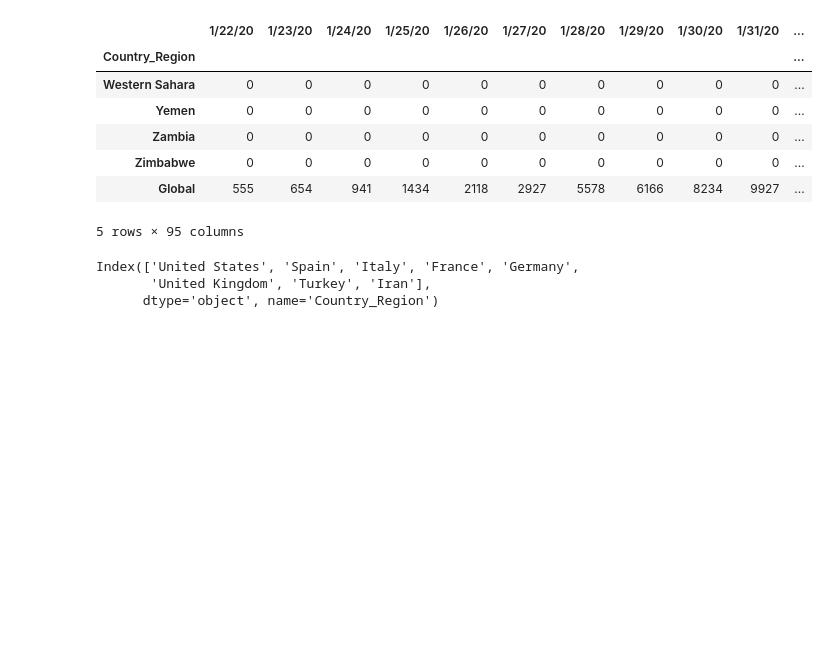
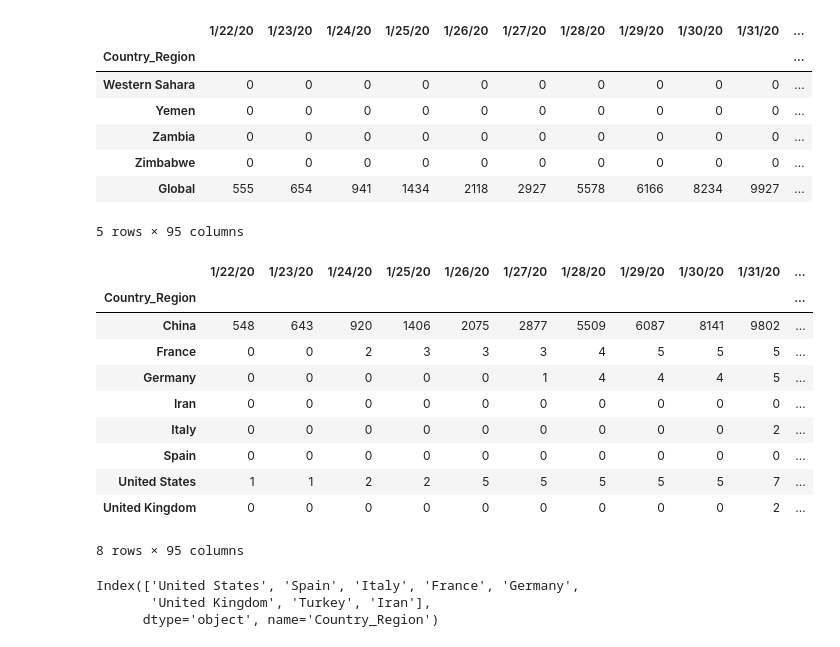
Before and after one commit to ellemonke/COVID-19, a Jupyter notebook: static/resources/cases/all.ipynb, the cells around one changed output. Drawn from its saved outputs; the diff is of its cells as text; code cells hidden in the pictures; blank space fills up the shorter version.

```diff
--- a/static/resources/cases/all.ipynb
+++ b/static/resources/cases/all.ipynb
@@ -44,4 +44,21 @@ confirmed_df.tail()
 | Zimbabwe | 0 | 0 | 0 | 0 | 0 | 0 | 0 | 0 | 0 | 0 | ... |
 | Global | 555 | 654 | 941 | 1434 | 2118 | 2927 | 5578 | 6166 | 8234 | 9927 | ... |
 5 rows × 95 columns
+# %%
+countries = ['United States', 'Italy', 'Spain', 'France', 'Germany', 'United Kingdom', 'China', 'Iran']
+# %%
+top_confirmed_df = confirmed_df.loc[confirmed_df.index.isin(countries)]
+top_confirmed_df.head(10)
+# %% [output]
+|  | 1/22/20 | 1/23/20 | 1/24/20 | 1/25/20 | 1/26/20 | 1/27/20 | 1/28/20 | 1/29/20 | 1/30/20 | 1/31/20 | ... |
+| Country_Region |  |  |  |  |  |  |  |  |  |  | ... |
+| China | 548 | 643 | 920 | 1406 | 2075 | 2877 | 5509 | 6087 | 8141 | 9802 | ... |
+| France | 0 | 0 | 2 | 3 | 3 | 3 | 4 | 5 | 5 | 5 | ... |
+| Germany | 0 | 0 | 0 | 0 | 0 | 1 | 4 | 4 | 4 | 5 | ... |
+| Iran | 0 | 0 | 0 | 0 | 0 | 0 | 0 | 0 | 0 | 0 | ... |
+| Italy | 0 | 0 | 0 | 0 | 0 | 0 | 0 | 0 | 0 | 2 | ... |
+| Spain | 0 | 0 | 0 | 0 | 0 | 0 | 0 | 0 | 0 | 0 | ... |
+| United States | 1 | 1 | 2 | 2 | 5 | 5 | 5 | 5 | 5 | 7 | ... |
+| United Kingdom | 0 | 0 | 0 | 0 | 0 | 0 | 0 | 0 | 0 | 2 | ... |
+8 rows × 95 columns
 # %%
```
Also changed, not shown: parts of 2 cells of this notebook, 22 other files.
